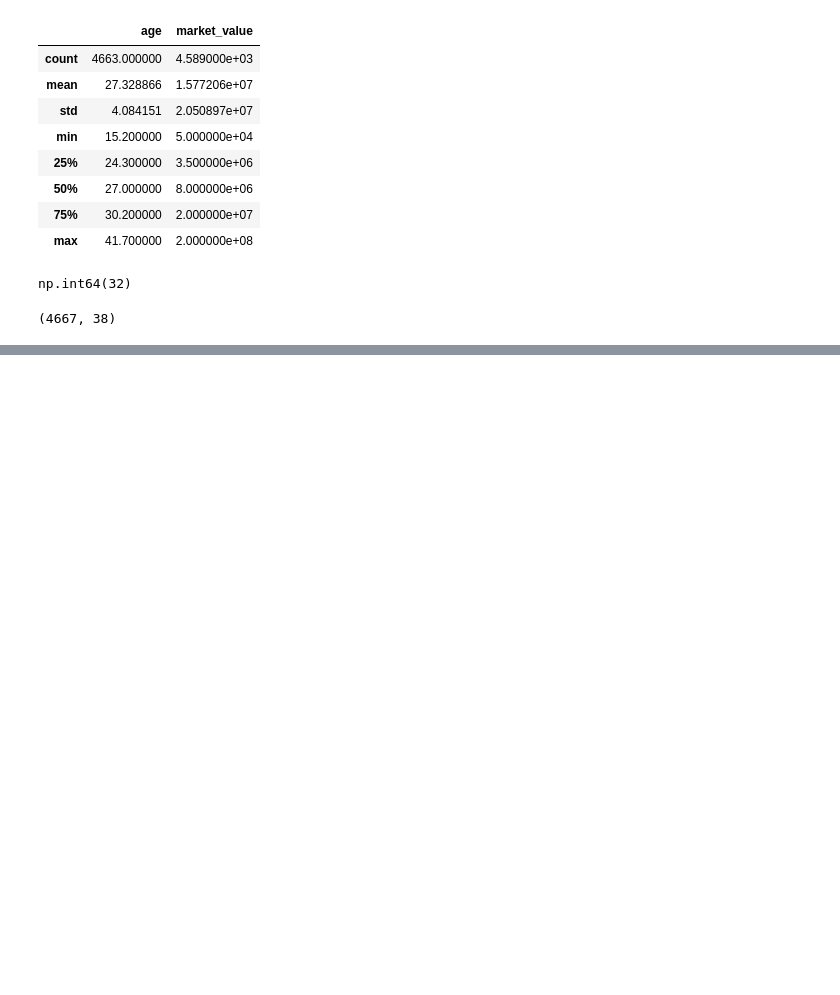
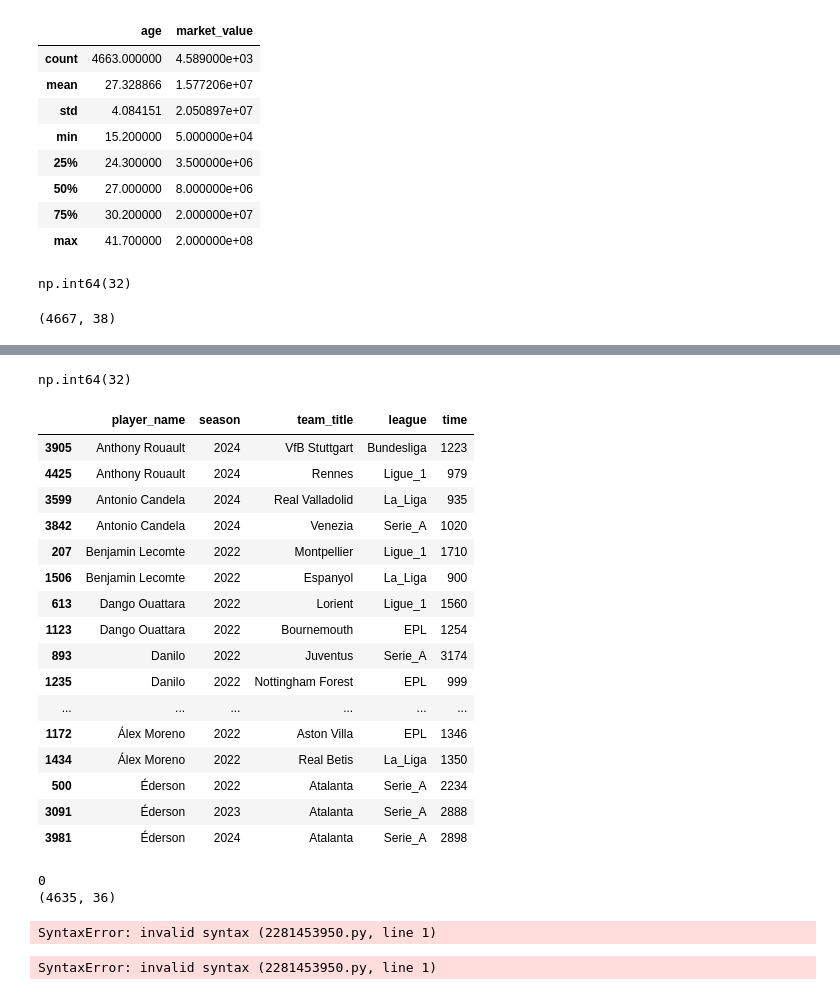
Before and after one commit to Khay0000/Football-Scouting, a Jupyter notebook: 02_cleaning.ipynb, the cells around one changed output, grey strips where cells are left out. Cells and saved outputs as stored; diff of their text form; code cells hidden in the pictures; blank space fills up the shorter version.

Commit message:
Combine mid-season transfers into one row per player-season

```diff
--- a/02_cleaning.ipynb
+++ b/02_cleaning.ipynb
@@ -498,0 +511,25 @@ print(df.shape)
+# %%
+df.duplicated(["player_id", "season"]).sum()
+# %% [output]
+np.int64(32)
+# %%
+dups = df[df.duplicated(["player_id", "season"], keep=False)]
+dups[["player_name", "season", "team_title", "league", "time"]].sort_values(["player_name", "season"])
+# %% [output]
+|  | player_name | season | team_title | league | time |
+| 3905 | Anthony Rouault | 2024 | VfB Stuttgart | Bundesliga | 1223 |
+| 4425 | Anthony Rouault | 2024 | Rennes | Ligue_1 | 979 |
+| 3599 | Antonio Candela | 2024 | Real Valladolid | La_Liga | 935 |
+| 3842 | Antonio Candela | 2024 | Venezia | Serie_A | 1020 |
+| 207 | Benjamin Lecomte | 2022 | Montpellier | Ligue_1 | 1710 |
+| 1506 | Benjamin Lecomte | 2022 | Espanyol | La_Liga | 900 |
+| 613 | Dango Ouattara | 2022 | Lorient | Ligue_1 | 1560 |
+| 1123 | Dango Ouattara | 2022 | Bournemouth | EPL | 1254 |
+| 893 | Danilo | 2022 | Juventus | Serie_A | 3174 |
+| 1235 | Danilo | 2022 | Nottingham Forest | EPL | 999 |
+| ... | ... | ... | ... | ... | ... |
+| 1172 | Álex Moreno | 2022 | Aston Villa | EPL | 1346 |
+| 1434 | Álex Moreno | 2022 | Real Betis | La_Liga | 1350 |
+| 500 | Éderson | 2022 | Atalanta | Serie_A | 2234 |
+| 3091 | Éderson | 2023 | Atalanta | Serie_A | 2888 |
+| 3981 | Éderson | 2024 | Atalanta | Serie_A | 2898 |
@@ -498,0 +549,11 @@ print(df.shape)
+# %%
+stats = ["goals", "xG", "npxG", "assists", "xA", "shots",
+         "key_passes", "xGChain", "xGBuildup"]
+for col in stats:
+    df[f"{col}_p90"] = df[col] / df["time"] * 90
+
+print(df.duplicated(["player_id", "season"]).sum())
+print(df.shape)
+# %% [output]
+0
+(4635, 36)
@@ -498,0 +562,12 @@ print(df.shape)
+# %%
+git add .
+git commit -m "Combine mid-season transfers into one row per player-season"
+git push
+# %% [output]
+SyntaxError: invalid syntax (2281453950.py, line 1)
+# %%
+git add .
+git commit -m "Combine mid-season transfers into one row per player-season"
+git push
+# %% [output]
+SyntaxError: invalid syntax (2281453950.py, line 1)
```
Also changed, not shown: parts of 4 cells of this notebook, 1 other file.
